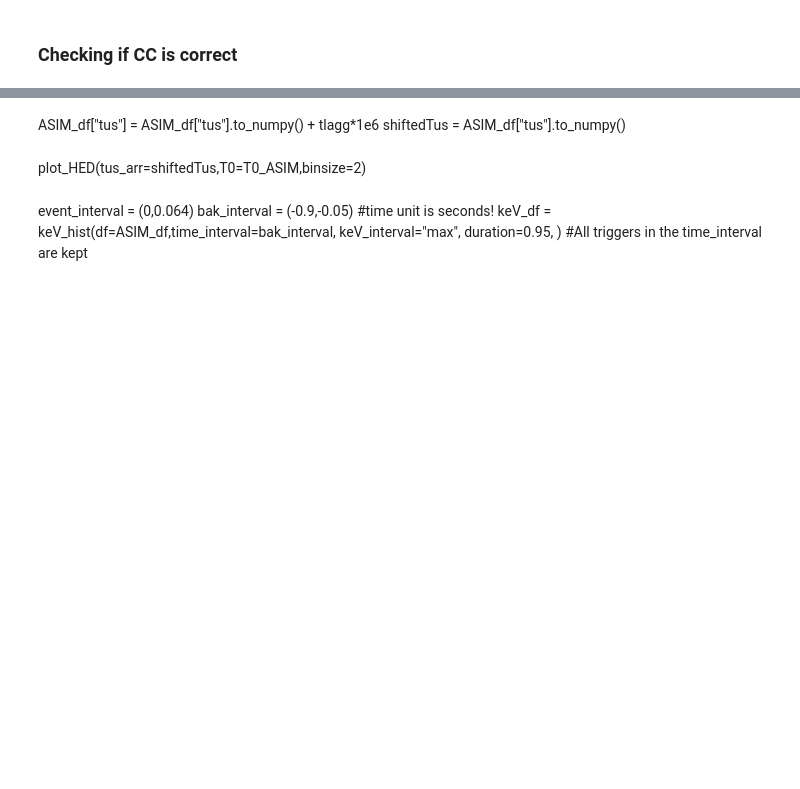
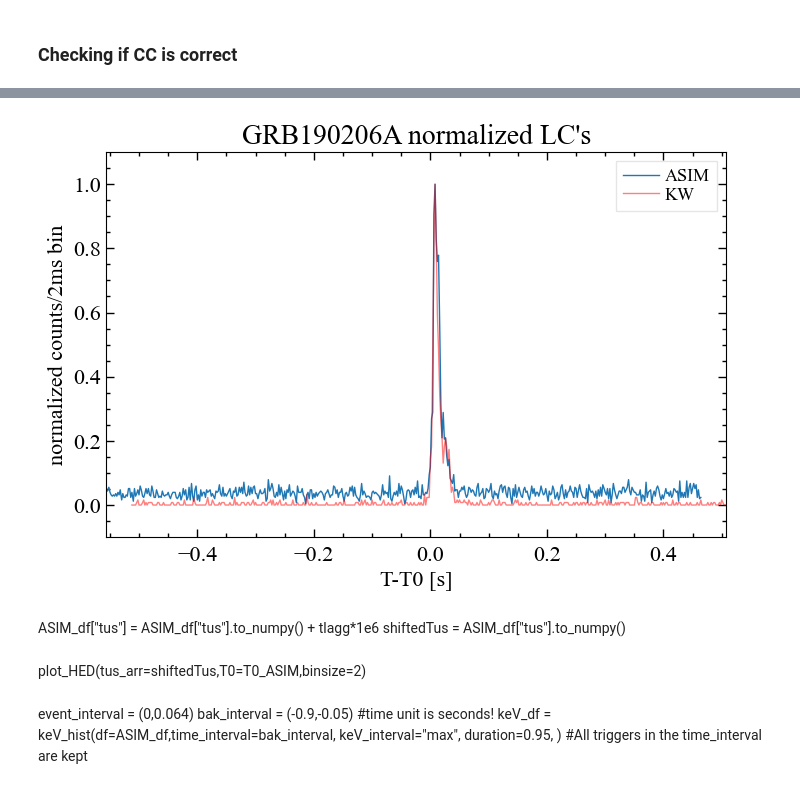
Before and after one commit to AndreasRamsli/GRB, a Jupyter notebook: xspec/ASIM/GRB190206ExtractASIM.ipynb, the cells around one changed output, grey strips where cells are left out. Saved outputs shown, nothing was run; the diff lists cells and outputs as text; code cells hidden in the pictures; blank space fills up the shorter version.

```diff
--- a/xspec/ASIM/GRB190206ExtractASIM.ipynb
+++ b/xspec/ASIM/GRB190206ExtractASIM.ipynb
@@ -140,14 +143,16 @@ plt.show()
 laggApprox,tlagg
 # %%
 
-plt.plot(np.round(asimCompare.bin_lo,3),asimCompare.counts/max(asimCompare.counts),label="ASIM")
+plt.plot(np.round(asimFinal.bin_lo,3),asimFinal.counts/max(asimCompare.counts),label="ASIM")
 plt.plot(np.round(kwCompare.bin_lo,3),kwCompare.counts/max(kwCompare.counts),c="r",alpha=0.5,label="KW")
 plt.legend()
 plt.title("GRB190206A normalized LC's")
 plt.xlabel("T-T0 [s]")
 plt.ylabel("normalized counts/2ms bin")
 #plt.savefig("/Home/siv30/wad005/master/GRB/pyplots/CrossCorrolation/GRB190206A/overlappingLC.png")
 plt.show()
+# %% [output]
+[figure, added]
 # %% [markdown]
 ASIM_df["tus"] = ASIM_df["tus"].to_numpy() + tlagg*1e6
 shiftedTus = ASIM_df["tus"].to_numpy()
```
Also changed, not shown: parts of 4 cells of this notebook, 2 other files.
